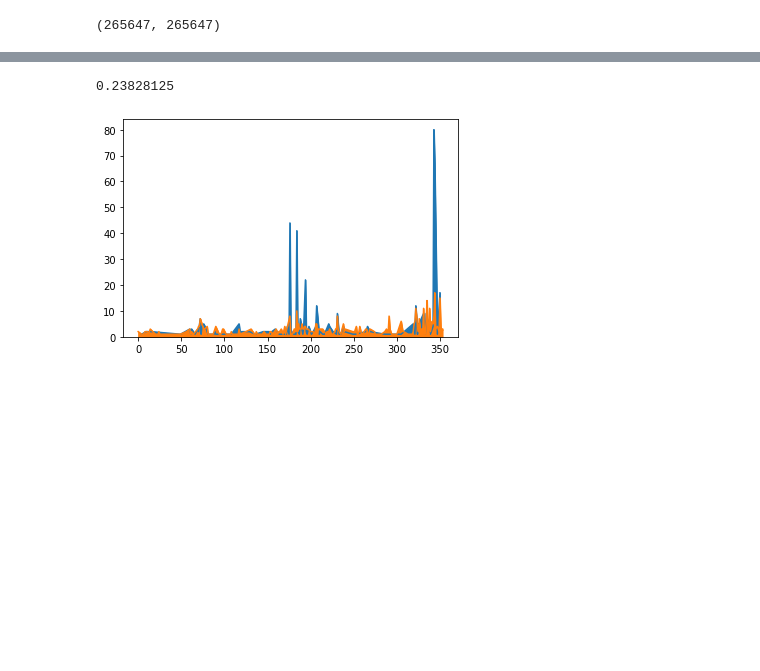
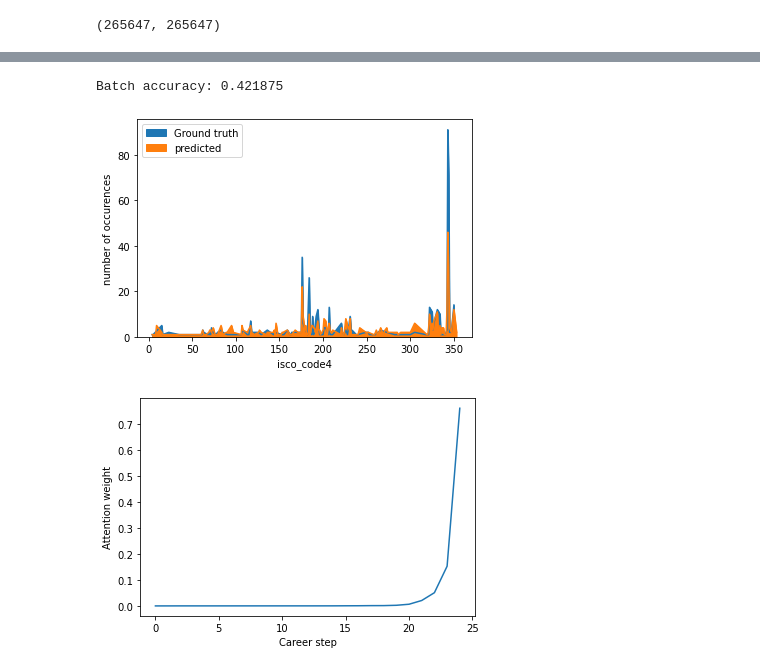
Before and after one commit to maxdata/MSc_thesis, a Jupyter notebook: Non-explainable/HCPNN.ipynb, the cells around one changed output, grey strips where cells are left out. Drawn from its saved outputs; the diff is of its cells as text; code cells hidden in the pictures; blank space fills up the shorter version.

Commit message:
implemented embeddings for time series

```diff
--- a/Non-explainable/HCPNN.ipynb
+++ b/Non-explainable/HCPNN.ipynb
@@ -566,7 +611,7 @@ def test_loop(dataloader, model, criterion):
 # %%
 torch.cuda.empty_cache()
 # %%
-num_epochs = 2
+num_epochs = 5
 current = 0
 
 criterion = torch.nn.CrossEntropyLoss()
@@ -592,16 +637,15 @@ try:
                              languages=languages,
                              addresses=addresses,
                              w2v=w2v,
-                             static_embedding_size=10,
-                             address_embedding_size=12,
-                             position_embedding_size=10,
+                             static_embedding_size=50,
+                             address_embedding_size=25,
                              candidate_lengths=candidate_lens,
                              max_len=max_len)
 
                 lstm = lstm.to(device)
 
                 optimizer = torch.optim.Adam(lstm.parameters(), lr=learning_rate)
-                scheduler = torch.optim.lr_scheduler.StepLR(optimizer, step_size=5, gamma=0.1)
+                scheduler = torch.optim.lr_scheduler.StepLR(optimizer, step_size=3, gamma=0.1)
 
                 print(f"Current iteration {current}/{len(learning_rates) * len(num_layers_values) * len(hidden_sizes)}")
                 print(f"- Initial learning rate: {learning_rate}\n- Model: \n\n", lstm, "\n")
@@ -684,17 +704,29 @@ total
 # %%
 with torch.no_grad():
     for candidate, career, job in valloader:
         candidate, career, job = candidate.to(device), career.to(device), job.to(device)
-        pred = lstm(candidate, career)
+        pred, weights = lstm(candidate, career)
 
-        print((pred.argmax(1) == job).type(torch.float).mean().item())
+        print("Batch accuracy:", (pred.argmax(1) == job).type(torch.float).mean().item())
         a = pd.Series(Counter(job.tolist()))
-        a.sort_index().plot(kind="area")
+        a.sort_index().plot(kind="area", label="Ground truth")
 
         b = pd.Series(Counter(pred.argmax(1).tolist()))
-        b.sort_index().plot(kind="area")
+        b.sort_index().plot(kind="area", label="predicted")
+        plt.xlabel("isco_code4")
+        plt.ylabel("number of occurences")
+        plt.legend()
+
+        plt.show()
+        a = weights[0].cpu().detach().numpy().mean(axis=0)
+        plt.plot(a, label="average")
+        # plt.plot(weights[0][np.random.choice(range(len(weights[0])))].cpu().detach().numpy(), label="random example")
+        plt.xlabel("Career step")
+        plt.ylabel("Attention weight")
+        plt.show()
 
         break
 # %% [output]
-0.23828125
+Batch accuracy: 0.421875
-[figure, old version]
+[figure, new version]
+[figure, added]
```
Also changed, not shown: parts of 7 cells of this notebook.
